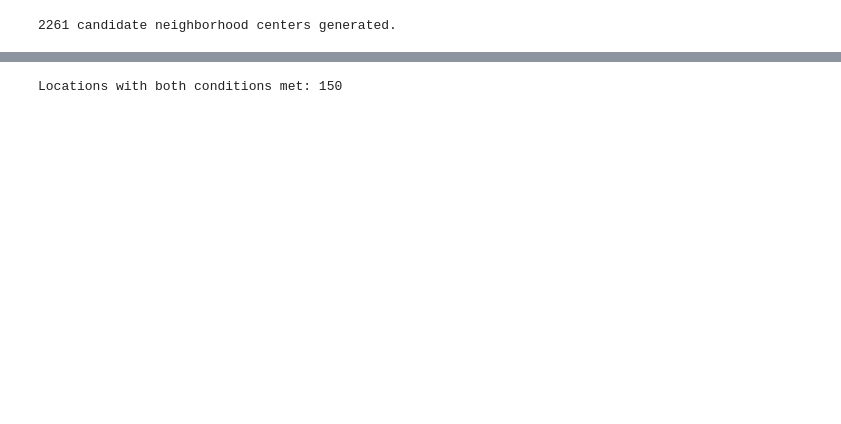
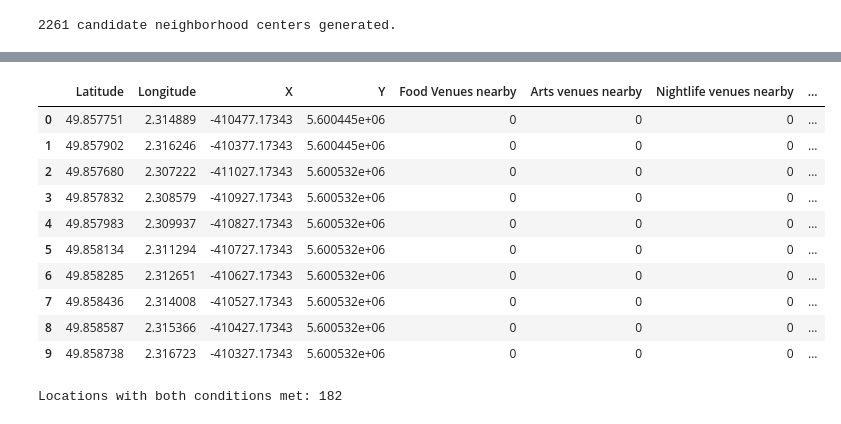
Before and after one commit to KostasAvgitidis/CourseraCapstone, a Jupyter notebook: The Battle of Neighborhoods - European Youth Capital Winner - Amiens.ipynb, the cells around one changed output, grey strips where cells are left out. Drawn from its saved outputs; the diff is of its cells as text; code cells hidden in the pictures; blank space fills up the shorter version.

```diff
--- a/The Battle of Neighborhoods - European Youth Capital Winner - Amiens.ipynb
+++ b/The Battle of Neighborhoods - European Youth Capital Winner - Amiens.ipynb
@@ -511,33 +549,16 @@ def count_(x, y, df_locations, radius=250):
         d = calc_xy_distance(x, y, ven_x, ven_y)
         # print(d,ven['Food Places in Area'])
         if d<=radius and ven['Food Places in Area'] > 0:
-            food_count_ += 1
+            food_count_ = ven['Food Places in Area']
         if d<=radius and ven['Arts & Entertainment in Area'] > 0:
-            art_count_ += 1
+            art_count_ = ven['Arts & Entertainment in Area']
         if d<=radius and ven['Nightlife Spots in Area'] > 0:
-            night_count_ += 1
+            night_count_ = ven['Nightlife Spots in Area']
         if d<=radius and ven['Outdoors & Recreation in Area'] > 0:
-            out_count_ += 1
+            out_count_ = ven['Outdoors & Recreation in Area']
     return food_count_,art_count_,night_count_,out_count_
 
 def calc_distance_(x, y,latt,lonn):
     d = calc_xy_distance(x, y, latt, lonn)
     return d
-
-food_venues_counts = []
-art_venues_counts = []
-night_venues_counts = []
-out_venues_counts = []
-roi_ven_dist = []
-print('Generating data on location candidates........ ', end='')
-latt,lonn = lonlat_to_xy(longitude_,latitude_) #Amiens University coordinates
-for x, y in zip(roi_xs, roi_ys):
-    food_count_,art_count_,night_count_,out_count_ = count_(x, y, df_locations, radius=300)
-    food_venues_counts.append(food_count_)
-    art_venues_counts.append(art_count_)
-    night_venues_counts.append(night_count_)
-    out_venues_counts.append(out_count_)
-    distance = calc_distance_(x,y,latt,lonn)
-    roi_ven_dist.append(distance)
-print('done.')
 # %% [output]
@@ -573,19 +612,31 @@ df_roi_locations
+# %%
+df_roi_locations.head(10)
+# %% [output]
+|  | Latitude | Longitude | X | Y | Food Venues nearby | Arts venues nearby | Nightlife venues nearby | ... |
+| 0 | 49.857751 | 2.314889 | -410477.17343 | 5.600445e+06 | 0 | 0 | 0 | ... |
+| 1 | 49.857902 | 2.316246 | -410377.17343 | 5.600445e+06 | 0 | 0 | 0 | ... |
+| 2 | 49.857680 | 2.307222 | -411027.17343 | 5.600532e+06 | 0 | 0 | 0 | ... |
+| 3 | 49.857832 | 2.308579 | -410927.17343 | 5.600532e+06 | 0 | 0 | 0 | ... |
+| 4 | 49.857983 | 2.309937 | -410827.17343 | 5.600532e+06 | 0 | 0 | 0 | ... |
+| 5 | 49.858134 | 2.311294 | -410727.17343 | 5.600532e+06 | 0 | 0 | 0 | ... |
+| 6 | 49.858285 | 2.312651 | -410627.17343 | 5.600532e+06 | 0 | 0 | 0 | ... |
+| 7 | 49.858436 | 2.314008 | -410527.17343 | 5.600532e+06 | 0 | 0 | 0 | ... |
+| 8 | 49.858587 | 2.315366 | -410427.17343 | 5.600532e+06 | 0 | 0 | 0 | ... |
+| 9 | 49.858738 | 2.316723 | -410327.17343 | 5.600532e+06 | 0 | 0 | 0 | ... |
 # %%
 good_food_count = np.array((df_roi_locations['Food Venues nearby']>=1))
 good_art_count = np.array((df_roi_locations['Arts venues nearby']>=1))
 good_night_count = np.array((df_roi_locations['Nightlife venues nearby']>=1))
 good_out_count = np.array((df_roi_locations['Outdoor & Recreation venues nearby']>=1))
-# print('Locations with no more than one park nearby:', good_park_count.sum())
+good_uni_distance = np.array(df_roi_locations['Distance to the University']<=4000)
+good_center_distance = np.array(df_roi_locations['Distance to the Center']<=4000)
 
-good_uni_distance = np.array(df_roi_locations['Distance to the University']<=4000)
-# print('Locations with no Escape parks within 250m:', good_uni_distance.sum())
-
-good_locations = np.logical_and(good_food_count, np.logical_and(good_uni_distance,np.logical_and(good_art_count,np.logical_and(good_night_count,good_out_count))))
+good_locations = np.logical_and(good_food_count, np.logical_and(good_uni_distance,np.logical_and(good_art_count,np.logical_and(good_night_count,np.logical_and(good_out_count,good_center_distance)))))
 print('Locations with both conditions met:', good_locations.sum())
 
 df_good_locations = df_roi_locations[good_locations]
 # %% [output]
-Locations with both conditions met: 150
+Locations with both conditions met: 182
 # %%
 good_latitudes = df_good_locations['Latitude'].values
 good_longitudes = df_good_locations['Longitude'].values
```
Also changed, not shown: parts of 14 cells of this notebook, 1 other file.
